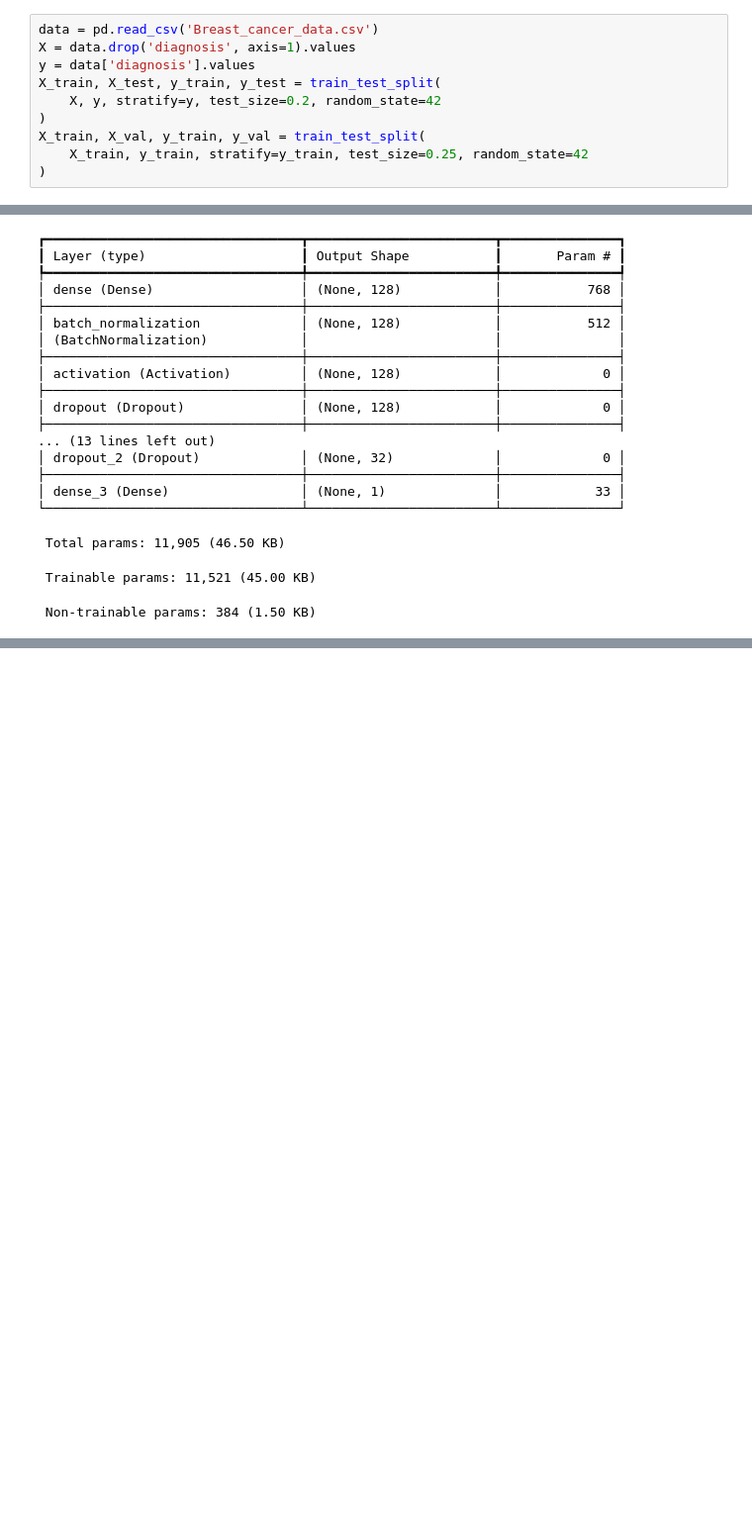
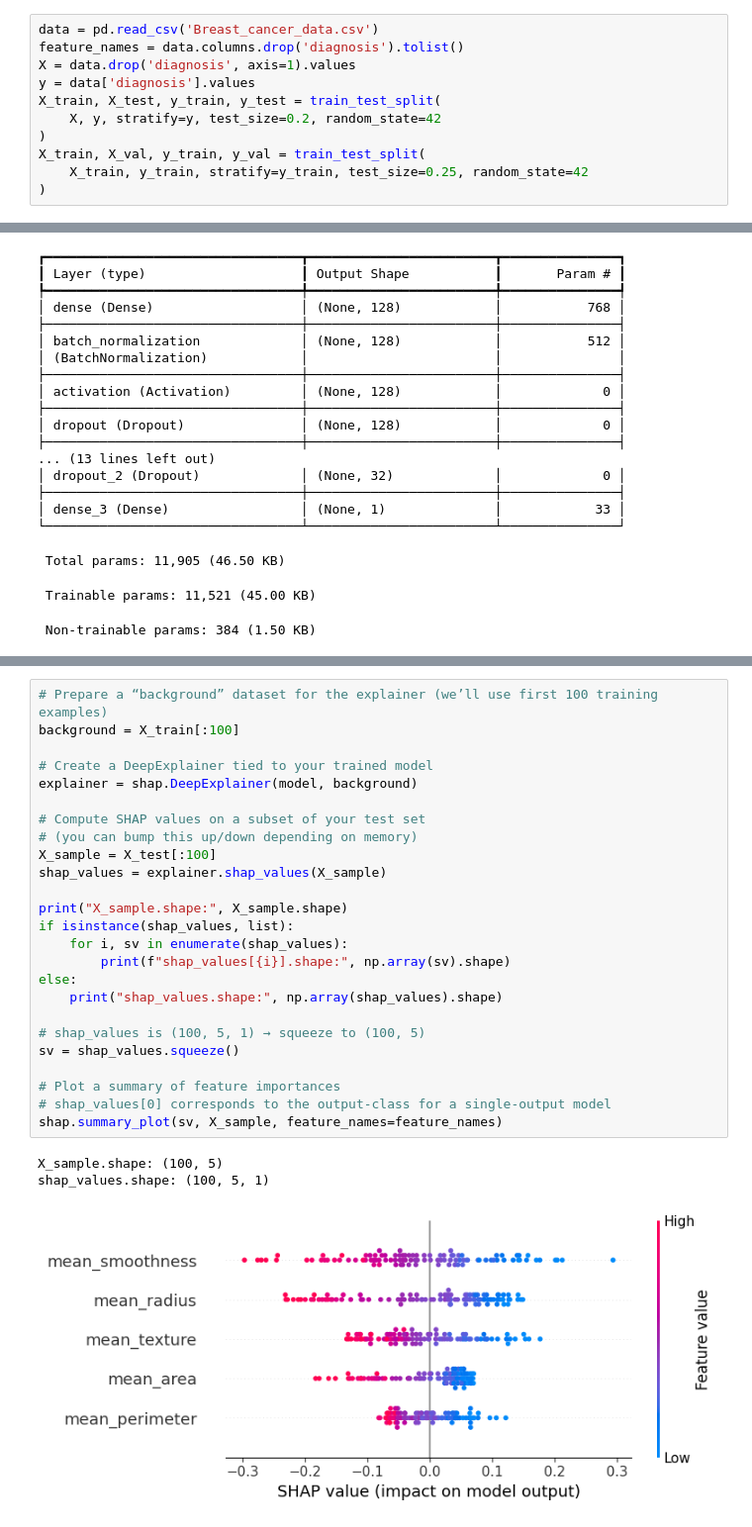
Before and after one commit to Sebastian2956/BreastCancerModels, a Jupyter notebook: NeuralNetworkPractice/BreastCancer/NN_Breast_Cancer_MaxRecall.ipynb, the cells around one changed output, grey strips where cells are left out. Shown at 99% size. Saved outputs shown, nothing was run; the diff lists cells and outputs as text; blank space fills up the shorter version.

Commit message:
added shap

```diff
--- a/NeuralNetworkPractice/BreastCancer/NN_Breast_Cancer_MaxRecall.ipynb
+++ b/NeuralNetworkPractice/BreastCancer/NN_Breast_Cancer_MaxRecall.ipynb
@@ -12,5 +36,6 @@ from tensorflow.keras.callbacks import EarlyStopping, ReduceLROnPlateau
 # %%
 data = pd.read_csv('Breast_cancer_data.csv')
+feature_names = data.columns.drop('diagnosis').tolist()
 X = data.drop('diagnosis', axis=1).values
 y = data['diagnosis'].values
 X_train, X_test, y_train, y_test = train_test_split(
@@ -147,0 +173,29 @@ Epoch 33/100
+# %%
+# Prepare a “background” dataset for the explainer (we’ll use first 100 training examples)
+background = X_train[:100]
+
+# Create a DeepExplainer tied to your trained model
+explainer = shap.DeepExplainer(model, background)
+
+# Compute SHAP values on a subset of your test set
+# (you can bump this up/down depending on memory)
+X_sample = X_test[:100]
+shap_values = explainer.shap_values(X_sample)
+
+print("X_sample.shape:", X_sample.shape)
+if isinstance(shap_values, list):
+    for i, sv in enumerate(shap_values):
+        print(f"shap_values[{i}].shape:", np.array(sv).shape)
+else:
+    print("shap_values.shape:", np.array(shap_values).shape)
+
+# shap_values is (100, 5, 1) → squeeze to (100, 5)
+sv = shap_values.squeeze()
+
+# Plot a summary of feature importances
+# shap_values[0] corresponds to the output-class for a single-output model
+shap.summary_plot(sv, X_sample, feature_names=feature_names)
+# %% [output]
+X_sample.shape: (100, 5)
+shap_values.shape: (100, 5, 1)
+[figure, added]
```
Also changed, not shown: parts of 10 cells of this notebook.
